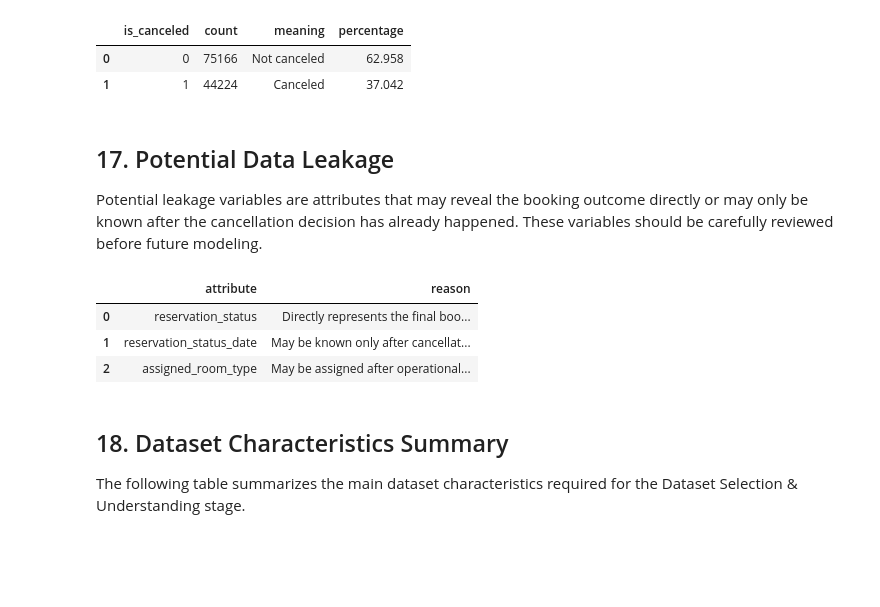
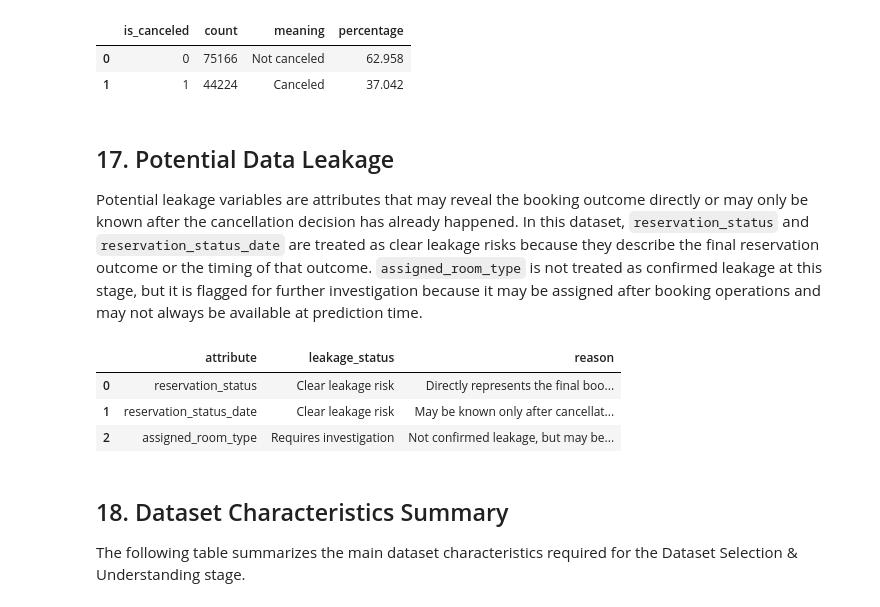
Before and after one commit to Manesha03/IT3051-FDM-Mini-Project-2026, a Jupyter notebook: 01_Dataset_Understanding/Dataset_Selection_and_Understanding.ipynb, the cells around one changed output. Cells and saved outputs as stored; diff of their text form; code cells hidden in the pictures; blank space fills up the shorter version.

Commit message:
Refine dataset understanding documentation

```diff
--- a/01_Dataset_Understanding/Dataset_Selection_and_Understanding.ipynb
+++ b/01_Dataset_Understanding/Dataset_Selection_and_Understanding.ipynb
@@ -364,19 +374,19 @@ target_distribution
 # %% [markdown]
 ## 17. Potential Data Leakage
 
-Potential leakage variables are attributes that may reveal the booking outcome directly or may only be known after the cancellation decision has already happened. These variables should be carefully reviewed before future modeling.
+Potential leakage variables are attributes that may reveal the booking outcome directly or may only be known after the cancellation decision has already happened. In this dataset, `reservation_status` and `reservation_status_date` are treated as clear leakage risks because they describe the final reservation outcome or the timing of that outcome. `assigned_room_type` is not treated as confirmed leakage at this stage, but it is flagged for further investigation because it may be assigned after booking operations and may not always be available at prediction time.
 # %%
 potential_leakage = pd.DataFrame([
-    {'attribute': 'reservation_status', 'reason': 'Directly represents the final booking outcome.'},
-    {'attribute': 'reservation_status_date', 'reason': 'May be known only after cancellation/check-out status is confirmed.'},
-    {'attribute': 'assigned_room_type', 'reason': 'May be assigned after operational processing and should be reviewed before modeling.'},
+    {'attribute': 'reservation_status', 'leakage_status': 'Clear leakage risk', 'reason': 'Directly represents the final booking outcome.'},
+    {'attribute': 'reservation_status_date', 'leakage_status': 'Clear leakage risk', 'reason': 'May be known only after cancellation/check-out status is confirmed.'},
+    {'attribute': 'assigned_room_type', 'leakage_status': 'Requires investigation', 'reason': 'Not confirmed leakage, but may be a post-booking operational attribute depending on when room assignment occurs.'},
 ])
 potential_leakage
 # %% [output]
-|  | attribute | reason |
-| 0 | reservation_status | Directly represents the final boo... |
-| 1 | reservation_status_date | May be known only after cancellat... |
-| 2 | assigned_room_type | May be assigned after operational... |
+|  | attribute | leakage_status | reason |
+| 0 | reservation_status | Clear leakage risk | Directly represents the final boo... |
+| 1 | reservation_status_date | Clear leakage risk | May be known only after cancellat... |
+| 2 | assigned_room_type | Requires investigation | Not confirmed leakage, but may be... |
 # %% [markdown]
 ## 18. Dataset Characteristics Summary
 
```
Also changed, not shown: parts of 2 cells of this notebook, 3 other files.
